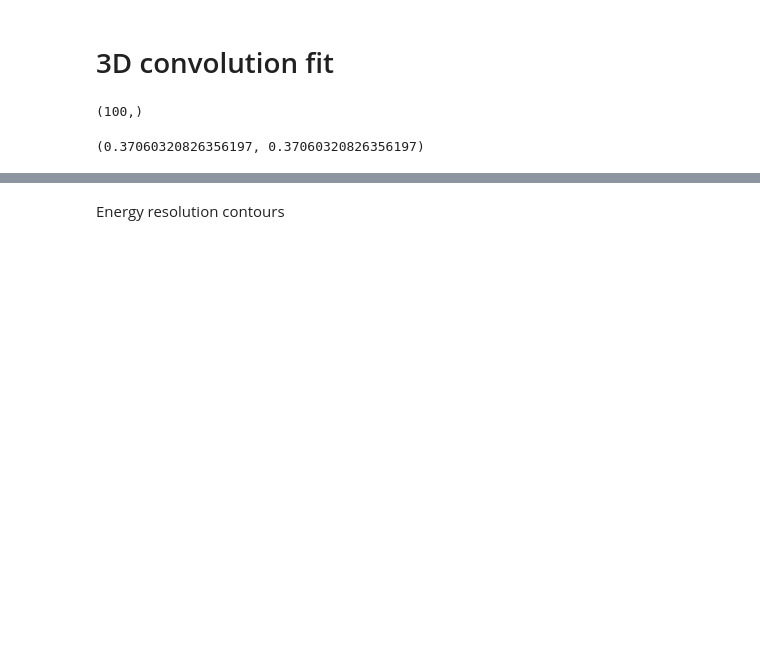
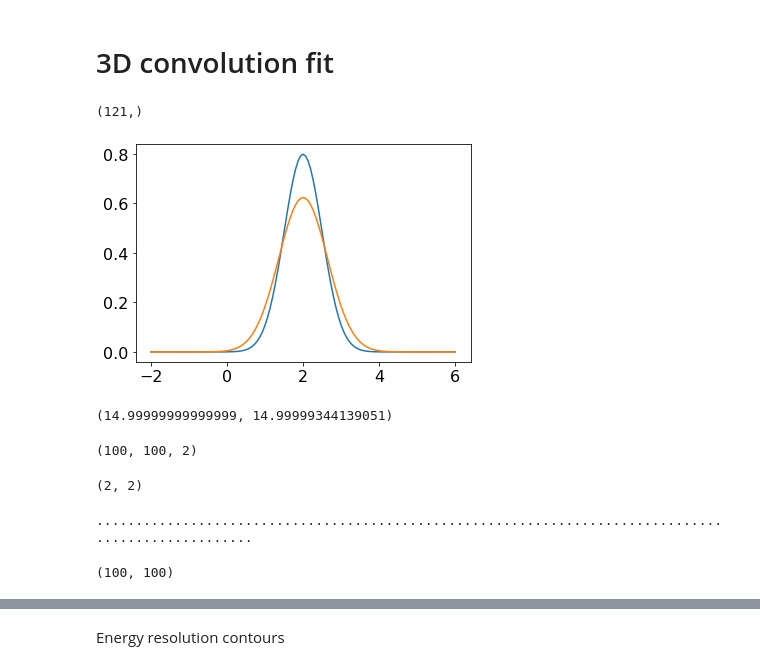
Before and after one commit to VitalyVorobyev/ddst, a Jupyter notebook: ipynb/convolutions.ipynb, the cells around one changed output, grey strips where cells are left out. Drawn from its saved outputs; the diff is of its cells as text; code cells hidden in the pictures; blank space fills up the shorter version.

```diff
--- a/ipynb/convolutions.ipynb
+++ b/ipynb/convolutions.ipynb
@@ -23,12 +20,0 @@ gr = np.random.Generator(np.random.PCG64())
-# %%
-data = np.linspace(0, 1, 100)
-sigmas = gr.normal(1., 0.05, 100)
-sigmas.shape
-# %% [output]
-(100,)
-# %%
-reso = stats.norm.pdf(data, 0., sigmas)
-N = 11
-reso[N], stats.norm.pdf(data[N], 0., sigmas[N])
-# %% [output]
-(0.37060320826356197, 0.37060320826356197)
@@ -34,0 +23,32 @@ reso[N], stats.norm.pdf(data[N], 0., sigmas[N])
+# %%
+x = np.linspace(-2, 6, 121)
+x.shape
+# %% [output]
+(121,)
+# %%
+sigma = lambda x: np.ones(x.size) * 0.4
+pdf = lambda x: stats.norm.pdf(x, 2., 0.5)
+smeared = [smear_1d(xi, pdf, sigma) for xi in x]
+# %%
+plt.plot(x, pdf(x));
+plt.plot(x, smeared);
+# %% [output]
+[figure, added]
+# %%
+sum(pdf(x)), sum(smeared)
+# %% [output]
+(14.99999999999999, 14.99999344139051)
+# %%
+N = 100
+x_2d = meshgrid(
+    [np.linspace(-1, 1, N),
+     np.linspace(-1, 1, N)]
+).reshape(N, N, 2)
+x_2d.shape
+# %% [output]
+(100, 100, 2)
+# %%
+cov0 = np.array([[0.01, 0.00],[0.00, 0.01]])
+cov0.shape
+# %% [output]
+(2, 2)
@@ -34,0 +61,12 @@ reso[N], stats.norm.pdf(data[N], 0., sigmas[N])
+# %%
+smeared_z = []
+for idx in range(N):
+    print('.', end='')
+    smeared_z.append([])
+    for jdx in range(N):
+        smeared_z[-1].append(smear_nd(x_2d[idx, jdx], pdf, cov_2d))
+smeared_z = np.array(smeared_z)
+smeared_z.shape
+# %% [output]
+....................................................................................................
+(100, 100)
```
Also changed, not shown: parts of 48 cells of this notebook, 2 other files.
